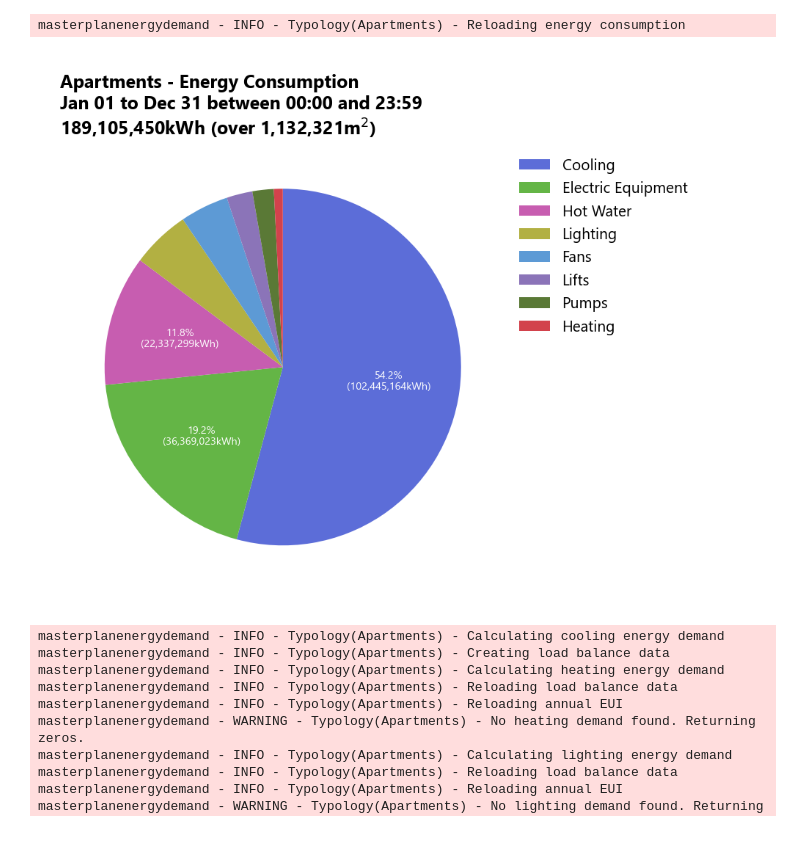
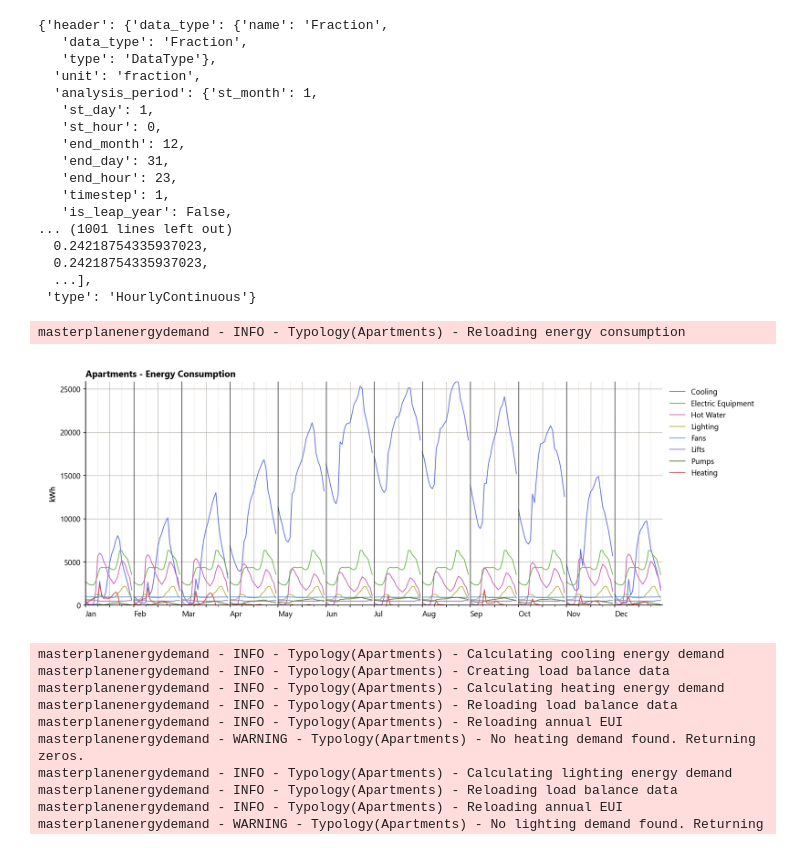
Before and after one commit to BHoM/LadyBugTools_Prototypes, a Jupyter notebook: LadyBugTools_Prototype_Engine/Python/MasterplanEnergyDemand/MasterplanEnergyDemand_Dev.ipynb, the cells around one changed output. Saved outputs shown, nothing was run; the diff lists cells and outputs as text; code cells hidden in the pictures.

```diff
--- a/LadyBugTools_Prototype_Engine/Python/MasterplanEnergyDemand/MasterplanEnergyDemand_Dev.ipynb
+++ b/LadyBugTools_Prototype_Engine/Python/MasterplanEnergyDemand/MasterplanEnergyDemand_Dev.ipynb
@@ -20,8 +27,7 @@ from masterplanenergydemand.mped import Masterplan
 # %%
 mped = Masterplan.from_excel(
-    excel_file=r"C:\Users\tgerrish\Buro Happold\P055843 P-Dubai Expo City Masterplan - UNS - 05_Teams Files\Sustainability and climate\Energy\Copy of V2.2_240603_Masterplan Area Summary_per Plot.xlsx",
-    sheet_name="ECD_Baseline",
-    use_defaults=True
+    excel_file=r"C:\Users\tgerrish\Buro Happold\P055843 P-Dubai Expo City Masterplan - UNS - 05_Teams Files\Sustainability and climate\Microclimate\240809_ECD DMP Microclimate\240809_ECD_DMP_Datasheet per Plot.xlsx",
+    sheet_name="ECD_Setup",
+    use_defaults=True,
+    parallel=False
 )
-
-sd = mped.simulation_directory
@@ -27,0 +123,2 @@ sd = mped.simulation_directory
+# %%
+mped.typologies[18].load_balance_result(as_dataframe=True).sum()
@@ -27,0 +142,2 @@ sd = mped.simulation_directory
+# %%
+mped.typologies[5].load_balance_result(as_dataframe=True).sum()
@@ -28,10 +553,32 @@ sd = mped.simulation_directory
+# %%
+
+
+program.people.occupancy_schedule.data_collection().to_dict()
+# %% [output]
+{'header': {'data_type': {'name': 'Fraction',
+   'data_type': 'Fraction',
+   'type': 'DataType'},
+  'unit': 'fraction',
+  'analysis_period': {'st_month': 1,
+   'st_day': 1,
+   'st_hour': 0,
+   'end_month': 12,
+   'end_day': 31,
+   'end_hour': 23,
+   'timestep': 1,
+   'is_leap_year': False,
+... (1001 lines left out)
+  0.24218754335937023,
+  0.24218754335937023,
+  ...],
+ 'type': 'HourlyContinuous'}
 # %%
-mped.typologies[0].plot_pie(directory=sd)
+mped.typologies[0].plot_diurnal(directory=sd)
 from masterplanenergydemand.util import get_color
 # get_color("Heating")
 # %% [output]
 masterplanenergydemand - INFO - Typology(Apartments) - Reloading energy consumption
-[figure, old version]
+[figure, new version]
 # %%
 mped.plot_pie_distribution()
 # %% [output]
```
Also changed, not shown: parts of 30 cells of this notebook, 6 other files.
